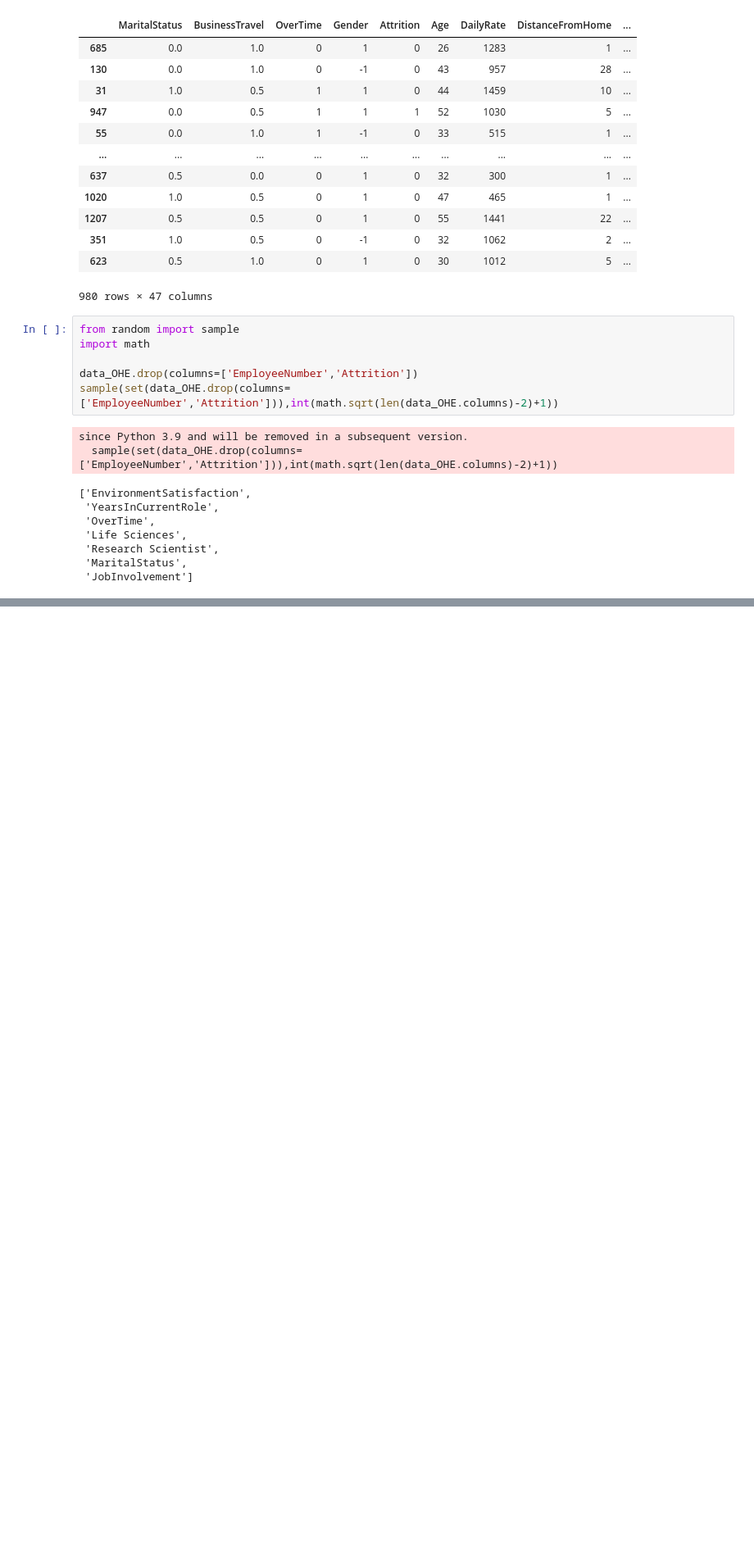
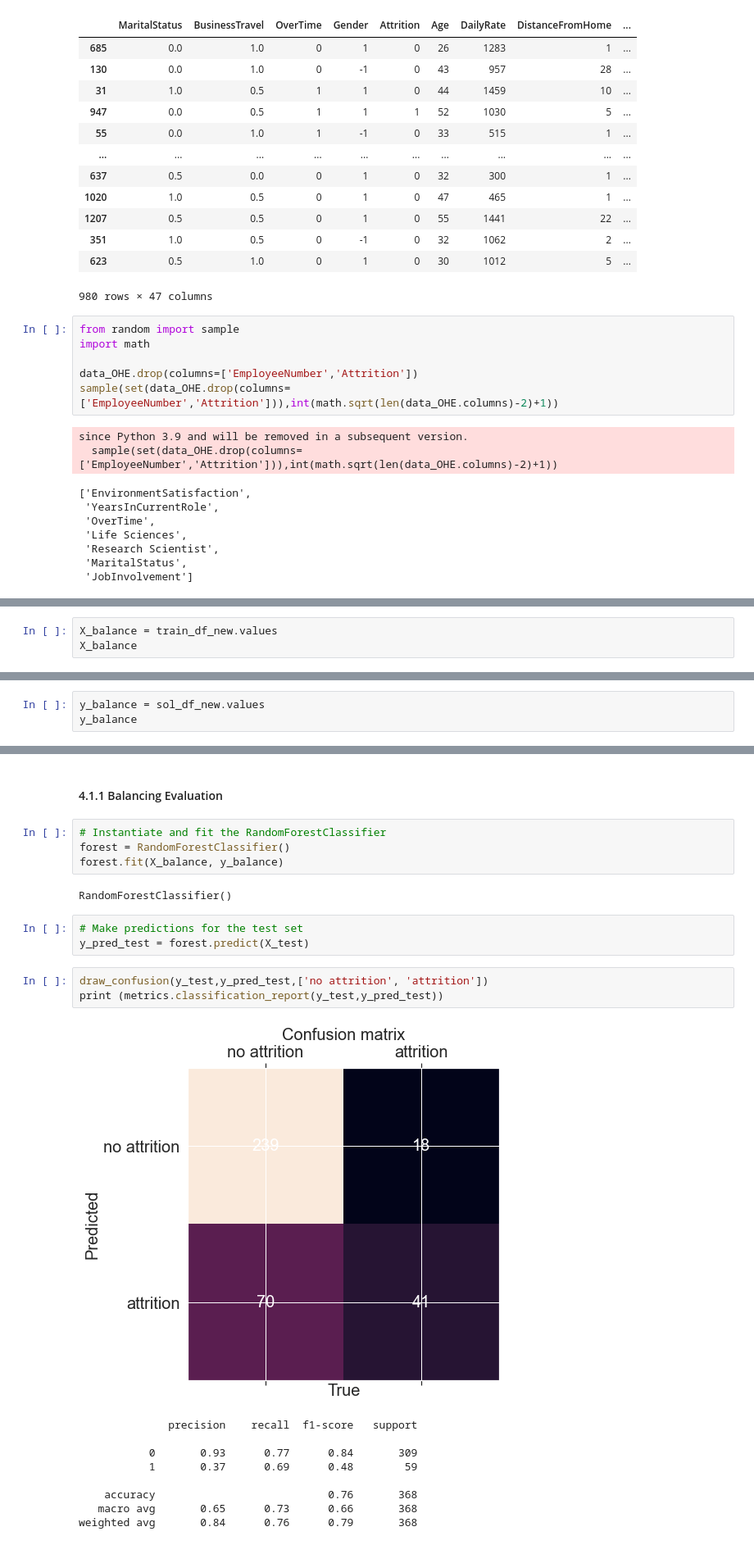
Before and after one commit to Bimex-es/Attrition, a Jupyter notebook: Coding/Machine_Learning_Python_TFM.ipynb, the cells around one changed output, grey strips where cells are left out. Shown at 82% size. Saved outputs shown, nothing was run; the diff lists cells and outputs as text; blank space fills up the shorter version.

```diff
--- a/Coding/Machine_Learning_Python_TFM.ipynb
+++ b/Coding/Machine_Learning_Python_TFM.ipynb
@@ -581,0 +768,3 @@ KeyError: 23
+# %%
+X_balance = train_df_new.values
+X_balance
@@ -581,0 +779,3 @@ KeyError: 23
+# %%
+y_balance = sol_df_new.values
+y_balance
@@ -581,0 +800,24 @@ KeyError: 23
+# %% [markdown]
+#### 4.1.1 Balancing Evaluation <a class="anchor" id="4.1.1"></a>
+# %%
+# Instantiate and fit the RandomForestClassifier
+forest = RandomForestClassifier()
+forest.fit(X_balance, y_balance)
+# %% [output]
+RandomForestClassifier()
+# %%
+# Make predictions for the test set
+y_pred_test = forest.predict(X_test)
+# %%
+draw_confusion(y_test,y_pred_test,['no attrition', 'attrition'])
+print (metrics.classification_report(y_test,y_pred_test))
+# %% [output]
+[figure, added]
+              precision    recall  f1-score   support
+
+           0       0.93      0.77      0.84       309
+           1       0.37      0.69      0.48        59
+
+    accuracy                           0.76       368
+   macro avg       0.65      0.73      0.66       368
+weighted avg       0.84      0.76      0.79       368
```
Also changed, not shown: parts of 34 cells of this notebook, 1 other file.
